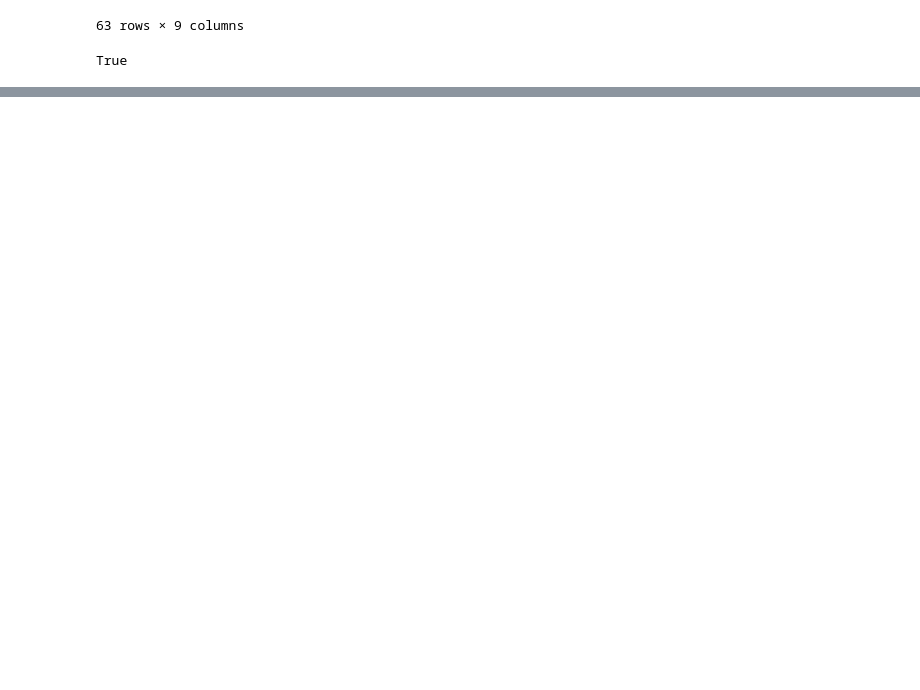
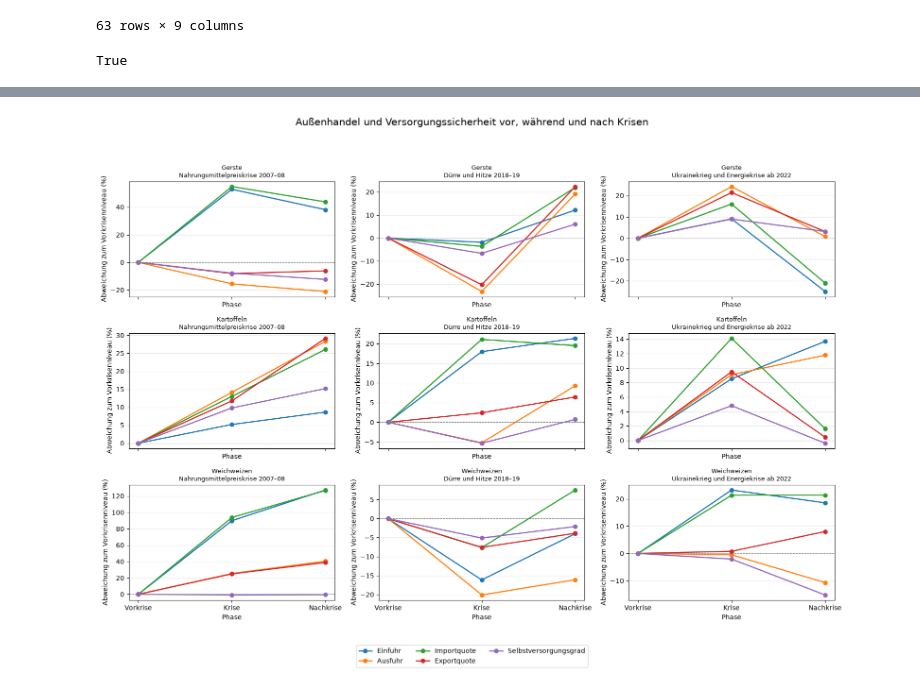
Before and after one commit to verveat/Agriculture_Crisis_Resilience, a Jupyter notebook: analysis/11_crisis_reference_niveau_method.ipynb, the cells around one changed output, grey strips where cells are left out. Cells and saved outputs as stored; diff of their text form; code cells hidden in the pictures; blank space fills up the shorter version.

Commit message:
Add update crisis reference niveau

```diff
--- a/analysis/11_crisis_reference_niveau_method.ipynb
+++ b/analysis/11_crisis_reference_niveau_method.ipynb
@@ -3093,0 +3513,78 @@ True
+# %%
+
+# Visualisierung 2: Außenhandel und Versorgungssicherheit
+
+kennzahlen_2 = [
+    "Einfuhr",
+    "Ausfuhr",
+    "Importquote_in_%",
+    "Exportquote_in_%",
+    "Selbstversorgungsgrad_in_%"
+]
+
+namen_2 = {
+    "Einfuhr": "Einfuhr",
+    "Ausfuhr": "Ausfuhr",
+    "Importquote_in_%": "Importquote",
+    "Exportquote_in_%": "Exportquote",
+    "Selbstversorgungsgrad_in_%": "Selbstversorgungsgrad"
+}
+
+phasen = ["Pre", "Crisis", "Post"]
+phasen_deutsch = ["Vorkrise", "Krise", "Nachkrise"]
+
+fig, axes = plt.subplots(
+    nrows=3, ncols=3,
+    figsize=(16, 12),
+    sharex=True
+)
+
+for zeile, produkt in enumerate(produkte_reihenfolge):
+    for spalte, krise in enumerate(krisen_reihenfolge):
+        ax = axes[zeile, spalte]
+
+        teil = phasenwerte[
+            (phasenwerte["Bilanz_Produkt"] == produkt) &
+            (phasenwerte["Krisenepisode"] == krise) &
+            (phasenwerte["Kennzahl"].isin(kennzahlen_2))
+        ]
+
+        for kennzahl in kennzahlen_2:
+            daten = (
+                teil[teil["Kennzahl"] == kennzahl]
+                .set_index("Phase")
+                .reindex(phasen)
+            )
+
+            if daten["Abweichung_pct"].notna().any():
+                ax.plot(
+                    phasen_deutsch,
+                    daten["Abweichung_pct"].to_numpy(),
+                    marker="o",
+                    linewidth=1.8,
+                    label=namen_2[kennzahl]
+                )
+
+        ax.axhline(0, color="gray", linewidth=0.8, linestyle="--")
+        ax.set_title(f"{produkt}\n{krise}", fontsize=9)
+        ax.set_ylabel("Abweichung zum Vorkrisenniveau (%)")
+        ax.grid(axis="y", alpha=0.25)
+        ax.set_xlabel("Phase")
+
+handles, labels = axes[0, 0].get_legend_handles_labels()
+fig.legend(
+    handles, labels,
+    loc="lower center",
+    ncol=3,
+    bbox_to_anchor=(0.5, 0.005)
+)
+
+fig.suptitle(
+    "Außenhandel und Versorgungssicherheit vor, während und nach Krisen",
+    fontsize=15
+)
+
+plt.tight_layout(rect=[0, 0.08, 1, 0.94])
+plt.show()
+# %% [output]
+[figure, added]
```
Also changed, not shown: parts of 27 cells of this notebook.
